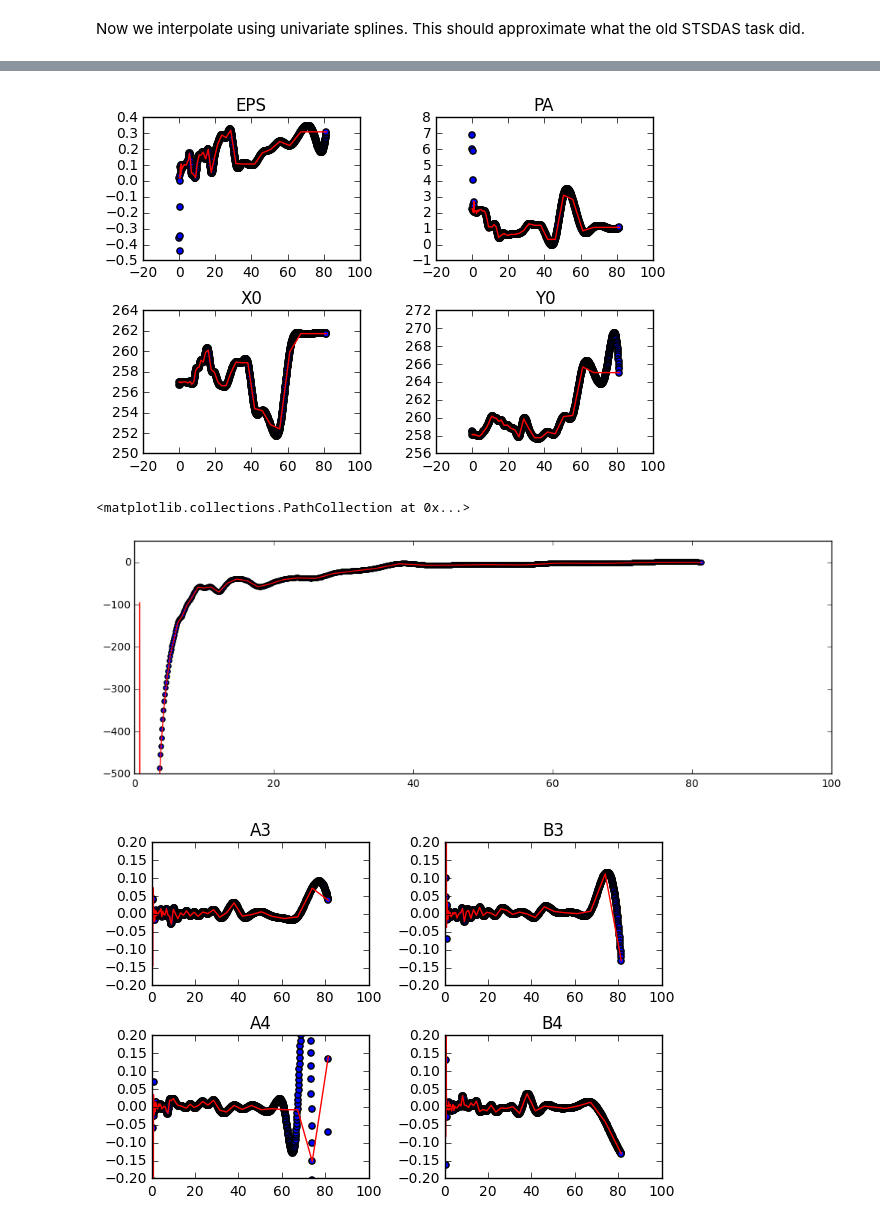
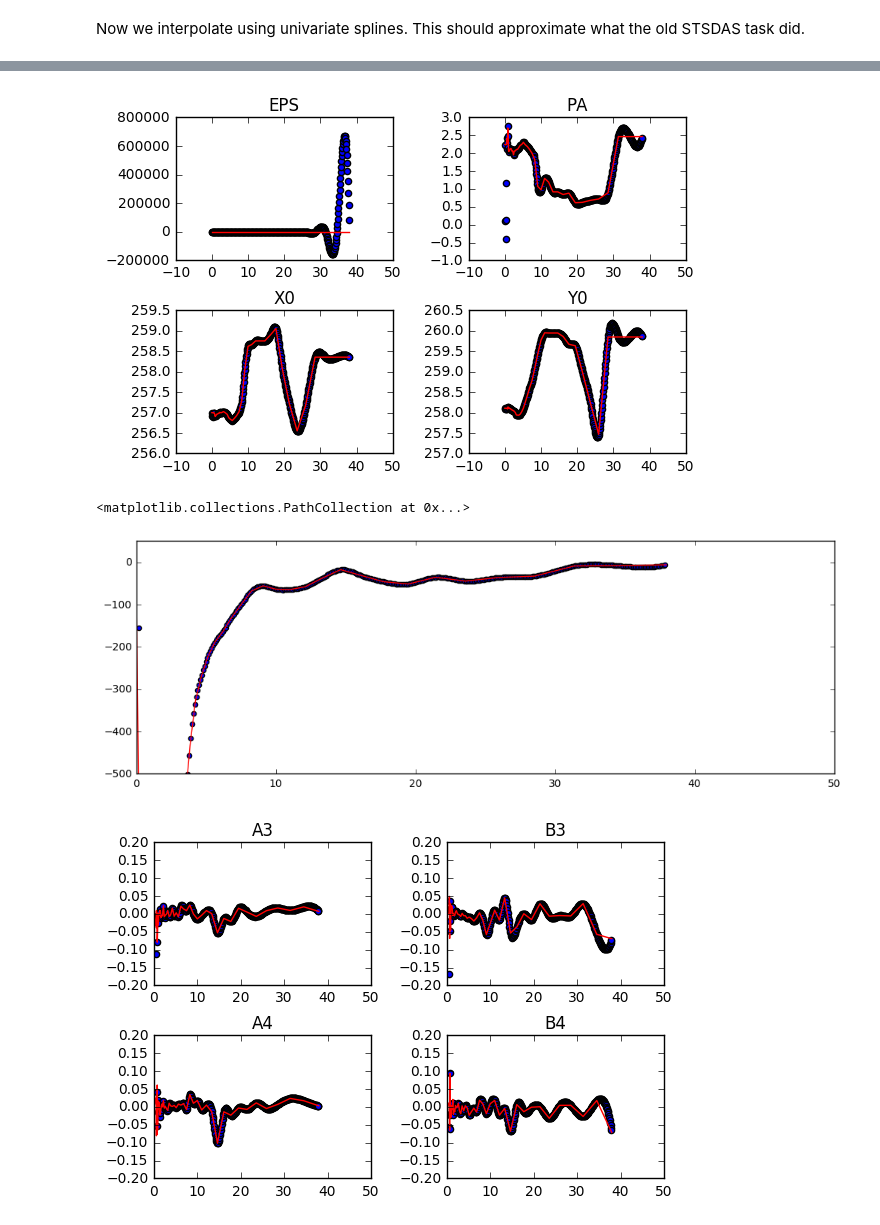
Before and after one commit to ibusko/isophote, a Jupyter notebook: docs/notebooks/development_model.ipynb, the cells around one changed output, grey strips where cells are left out. Cells and saved outputs as stored; diff of their text form; code cells hidden in the pictures.

```diff
--- a/docs/notebooks/development_model.ipynb
+++ b/docs/notebooks/development_model.ipynb
@@ -9,7 +9,7 @@ from ellipse.ellipse import Ellipse
 image_data = fits.open("../../test/data/M51.fits")
 image = image_data[0].data
 ellipse = Ellipse(image)
-isolist = ellipse.fit_image(sclip=2., nclip=3)
+isolist = ellipse.fit_image()
 # %% [output]
 Centering on object....   Done. Found x0 = 257.0, y0 = 258.0
 #
@@ -89,17 +103,17 @@ plt.title('Y0')
 
 plt.subplots_adjust(top=0.92, bottom=0.08, left=0.10, right=0.95, hspace=0.35, wspace=0.35)
 # %% [output]
-[figure, old version]
+[figure, new version]
 # %%
 interpolator = UnivariateSpline(isolist.sma[1:], isolist.grad[1:], s=smoothing_factor) # discard central point
 grad = interpolator(finely_spaced_sma)
 plt.gcf().set_size_inches(12.,4.)
-plt.axis([0.,100.,-500.,50.])
+plt.axis([0.,50.,-500.,50.])
 plt.plot(isolist.sma, isolist.grad, 'red')
 plt.scatter(finely_spaced_sma, grad)
 # %% [output]
 <matplotlib.collections.PathCollection at 0x...>
-[figure, old version]
+[figure, new version]
 # %%
 interpolator = UnivariateSpline(isolist.sma[1:], isolist.a3[1:], s=smoothing_factor)
 a3 = interpolator(finely_spaced_sma)
@@ -112,30 +126,30 @@ b4 = interpolator(finely_spaced_sma)
 # %%
 plt.figure(1)
 
 plt.subplot(221)
-plt.axis([0.,100.,-0.2,0.2])
+plt.axis([0.,50.,-0.2,0.2])
 plt.plot(isolist.sma, isolist.a3, 'red')
 plt.scatter(finely_spaced_sma, a3)
 plt.title('A3')
 
 plt.subplot(222)
-plt.axis([0.,100.,-0.2,0.2])
+plt.axis([0.,50.,-0.2,0.2])
 plt.plot(isolist.sma, isolist.b3, 'red')
 plt.scatter(finely_spaced_sma, b3)
 plt.title('B3')
 
 plt.subplot(223)
-plt.axis([0.,100.,-0.2,0.2])
+plt.axis([0.,50.,-0.2,0.2])
 plt.plot(isolist.sma, isolist.a4, 'red')
 plt.scatter(finely_spaced_sma, a4)
 plt.title('A4')
 
 plt.subplot(224)
-plt.axis([0.,100.,-0.2,0.2])
+plt.axis([0.,50.,-0.2,0.2])
 plt.plot(isolist.sma, isolist.b4, 'red')
 plt.scatter(finely_spaced_sma, b4)
 plt.title('B4')
 
 plt.subplots_adjust(top=0.92, bottom=0.08, left=0.10, right=0.95, hspace=0.35, wspace=0.35)
 # %% [output]
-[figure, old version]
+[figure, new version]
```
Also changed, not shown: parts of 8 cells of this notebook, 2 other files.
